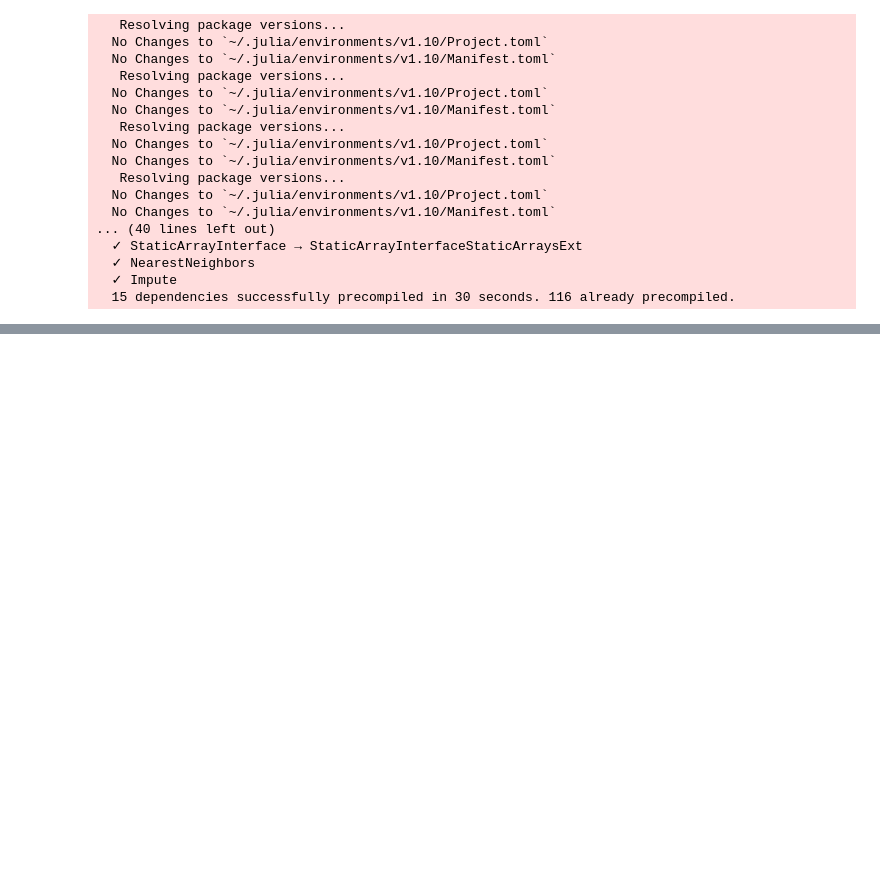
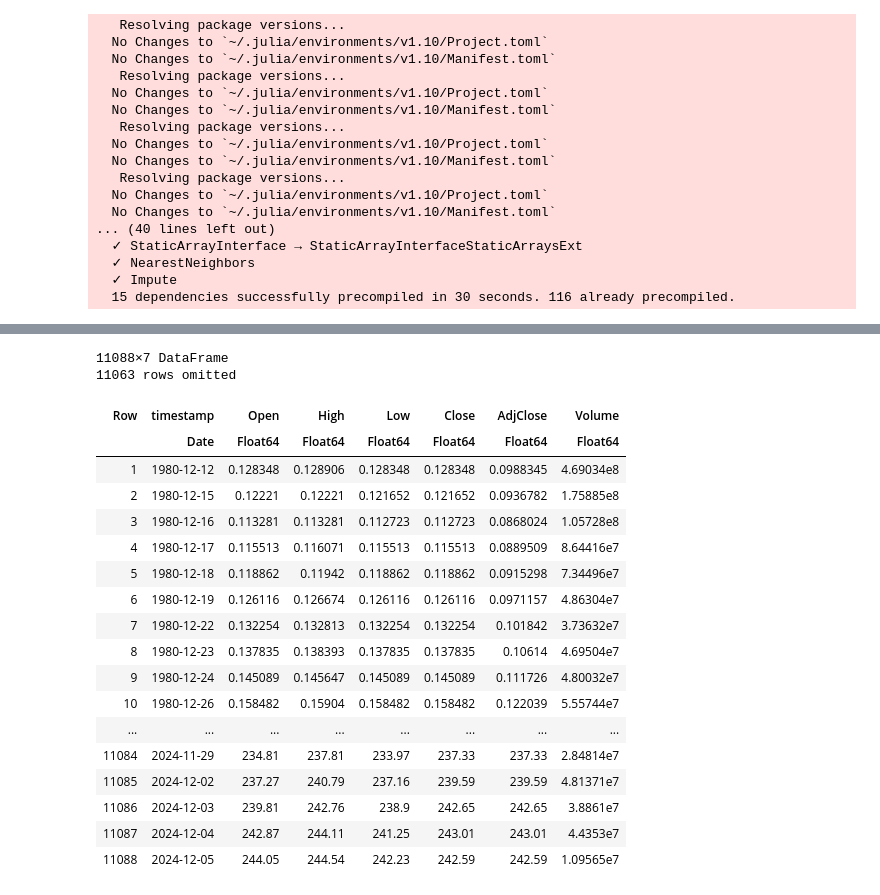
Before and after one commit to xKDR/Julia-Workshop, a Jupyter notebook: DataStructuresForSpeed.ipynb, the cells around one changed output, grey strips where cells are left out. Cells and saved outputs as stored; diff of their text form; code cells hidden in the pictures; blank space fills up the shorter version.

```diff
--- a/DataStructuresForSpeed.ipynb
+++ b/DataStructuresForSpeed.ipynb
@@ -141,7 +144,27 @@ df = DataFrame(a=[1,2], b=[2,3])
 # %%
-Pkg.add("CSV")
 using CSV
 aapl_df = CSV.read("aapl.csv", DataFrame)
+# %% [output]
+11088×7 DataFrame
+11063 rows omitted
+| Row | timestamp | Open | High | Low | Close | AdjClose | Volume |
+|  | Date | Float64 | Float64 | Float64 | Float64 | Float64 | Float64 |
+| 1 | 1980-12-12 | 0.128348 | 0.128906 | 0.128348 | 0.128348 | 0.0988345 | 4.69034e8 |
+| 2 | 1980-12-15 | 0.12221 | 0.12221 | 0.121652 | 0.121652 | 0.0936782 | 1.75885e8 |
+| 3 | 1980-12-16 | 0.113281 | 0.113281 | 0.112723 | 0.112723 | 0.0868024 | 1.05728e8 |
+| 4 | 1980-12-17 | 0.115513 | 0.116071 | 0.115513 | 0.115513 | 0.0889509 | 8.64416e7 |
+| 5 | 1980-12-18 | 0.118862 | 0.11942 | 0.118862 | 0.118862 | 0.0915298 | 7.34496e7 |
+| 6 | 1980-12-19 | 0.126116 | 0.126674 | 0.126116 | 0.126116 | 0.0971157 | 4.86304e7 |
+| 7 | 1980-12-22 | 0.132254 | 0.132813 | 0.132254 | 0.132254 | 0.101842 | 3.73632e7 |
+| 8 | 1980-12-23 | 0.137835 | 0.138393 | 0.137835 | 0.137835 | 0.10614 | 4.69504e7 |
+| 9 | 1980-12-24 | 0.145089 | 0.145647 | 0.145089 | 0.145089 | 0.111726 | 4.80032e7 |
+| 10 | 1980-12-26 | 0.158482 | 0.15904 | 0.158482 | 0.158482 | 0.122039 | 5.55744e7 |
+| ... | ... | ... | ... | ... | ... | ... | ... |
+| 11084 | 2024-11-29 | 234.81 | 237.81 | 233.97 | 237.33 | 237.33 | 2.84814e7 |
+| 11085 | 2024-12-02 | 237.27 | 240.79 | 237.16 | 239.59 | 239.59 | 4.81371e7 |
+| 11086 | 2024-12-03 | 239.81 | 242.76 | 238.9 | 242.65 | 242.65 | 3.8861e7 |
+| 11087 | 2024-12-04 | 242.87 | 244.11 | 241.25 | 243.01 | 243.01 | 4.4353e7 |
+| 11088 | 2024-12-05 | 244.05 | 244.54 | 242.23 | 242.59 | 242.59 | 1.09565e7 |
 # %%
 ## Pkg.add("MySQL")
 ## Pkg.add("JSON")
```
Also changed, not shown: parts of 31 cells of this notebook.
